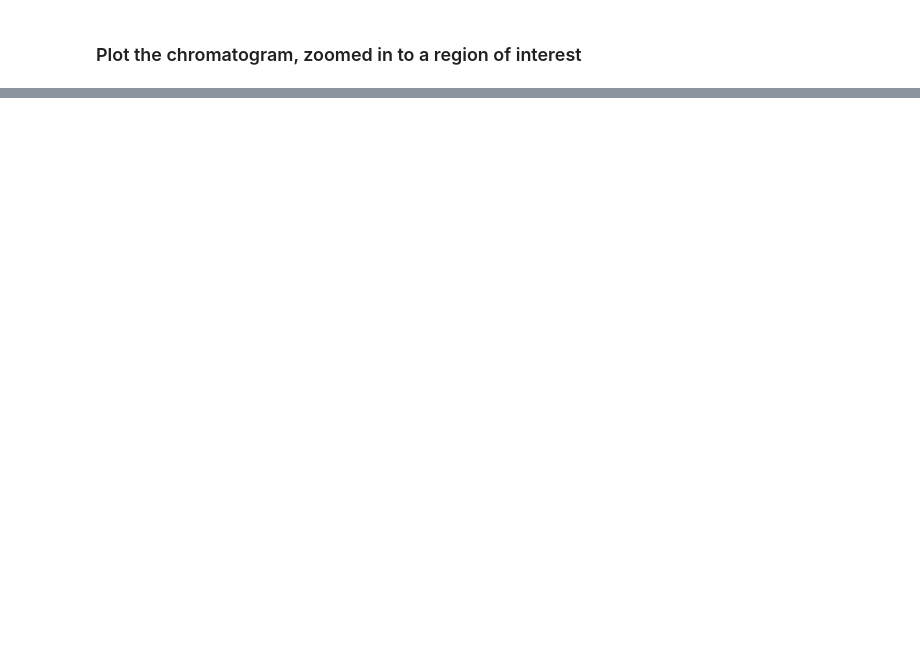
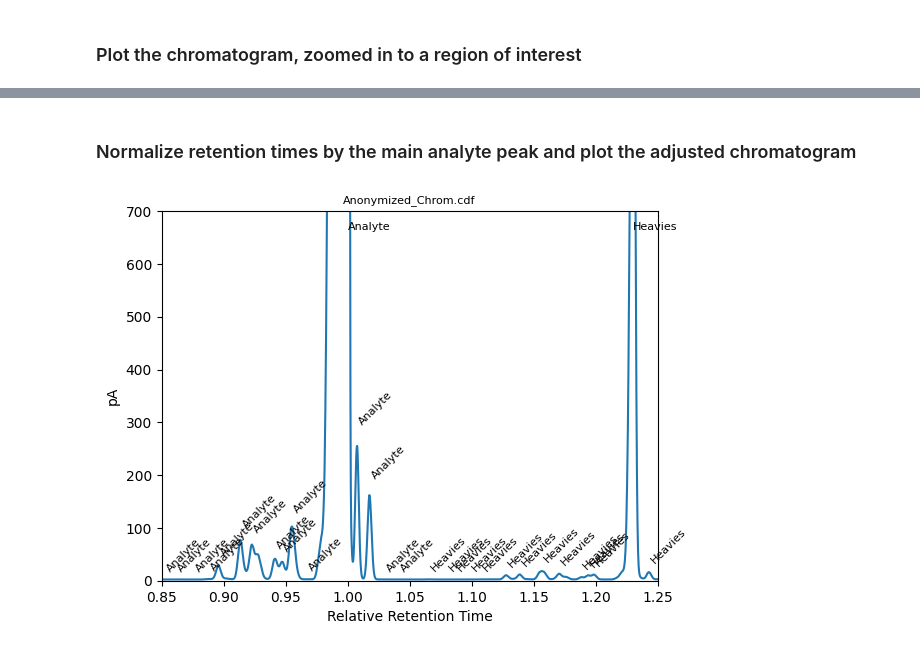
Before and after one commit to jnw022/chrom_monitor, a Jupyter notebook: CDF Reader Anonymized.ipynb, the cells around one changed output, grey strips where cells are left out. Cells and saved outputs as stored; diff of their text form; code cells hidden in the pictures; blank space fills up the shorter version.

```diff
--- a/CDF Reader Anonymized.ipynb
+++ b/CDF Reader Anonymized.ipynb
@@ -353,0 +497,7 @@ chrom.plot(xmin=4.8, xmax=6.5, ymax=700)
+# %% [markdown]
+### Normalize retention times by the main analyte peak and plot the adjusted chromatogram
+# %%
+chrom.norm_ret_times_by_analyte('Analyte')
+chrom.plot(norm_ret_times=True, labels=True, xmin=0.85, xmax=1.25, ymax=700)
+# %% [output]
+[figure, added]
```
Also changed, not shown: parts of 7 cells of this notebook.
